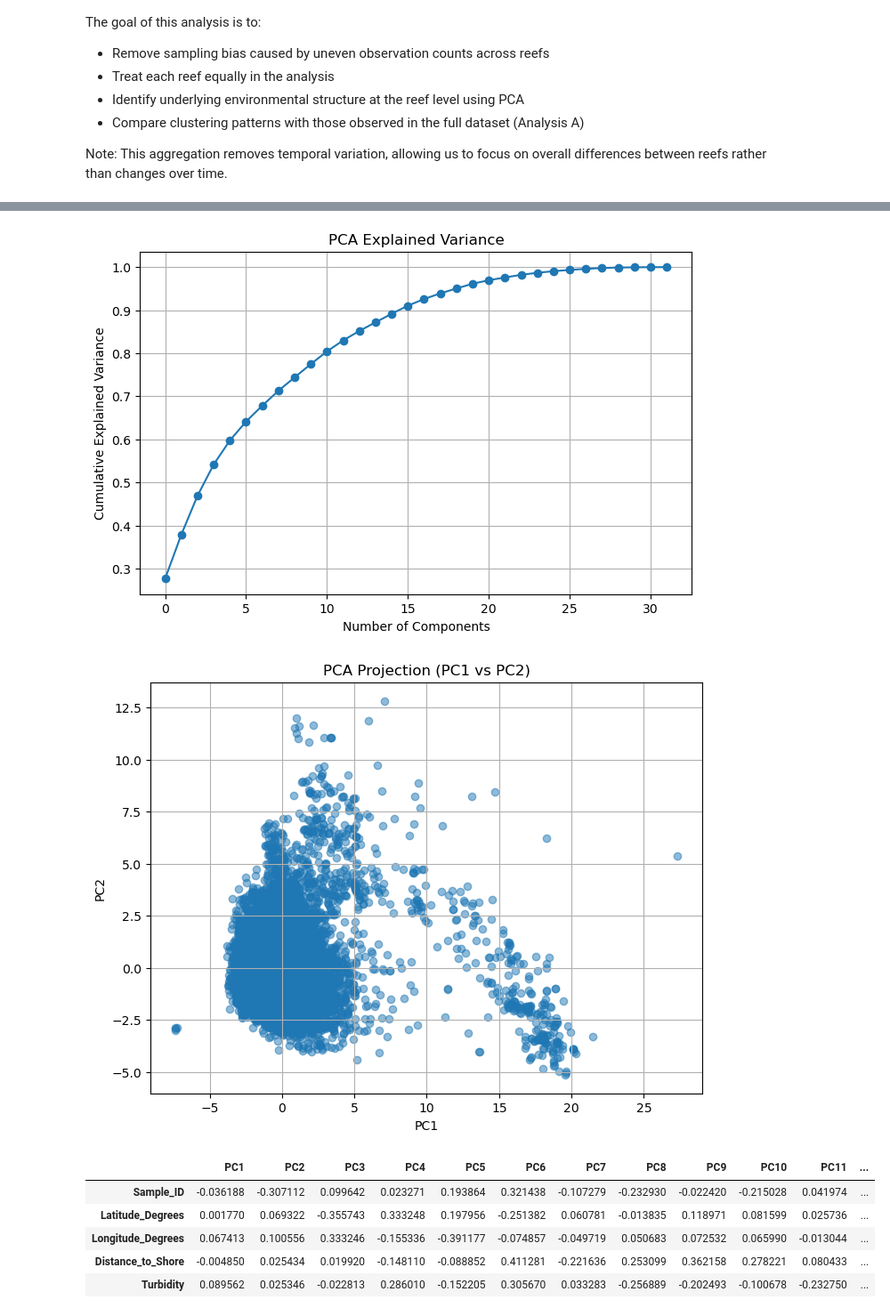
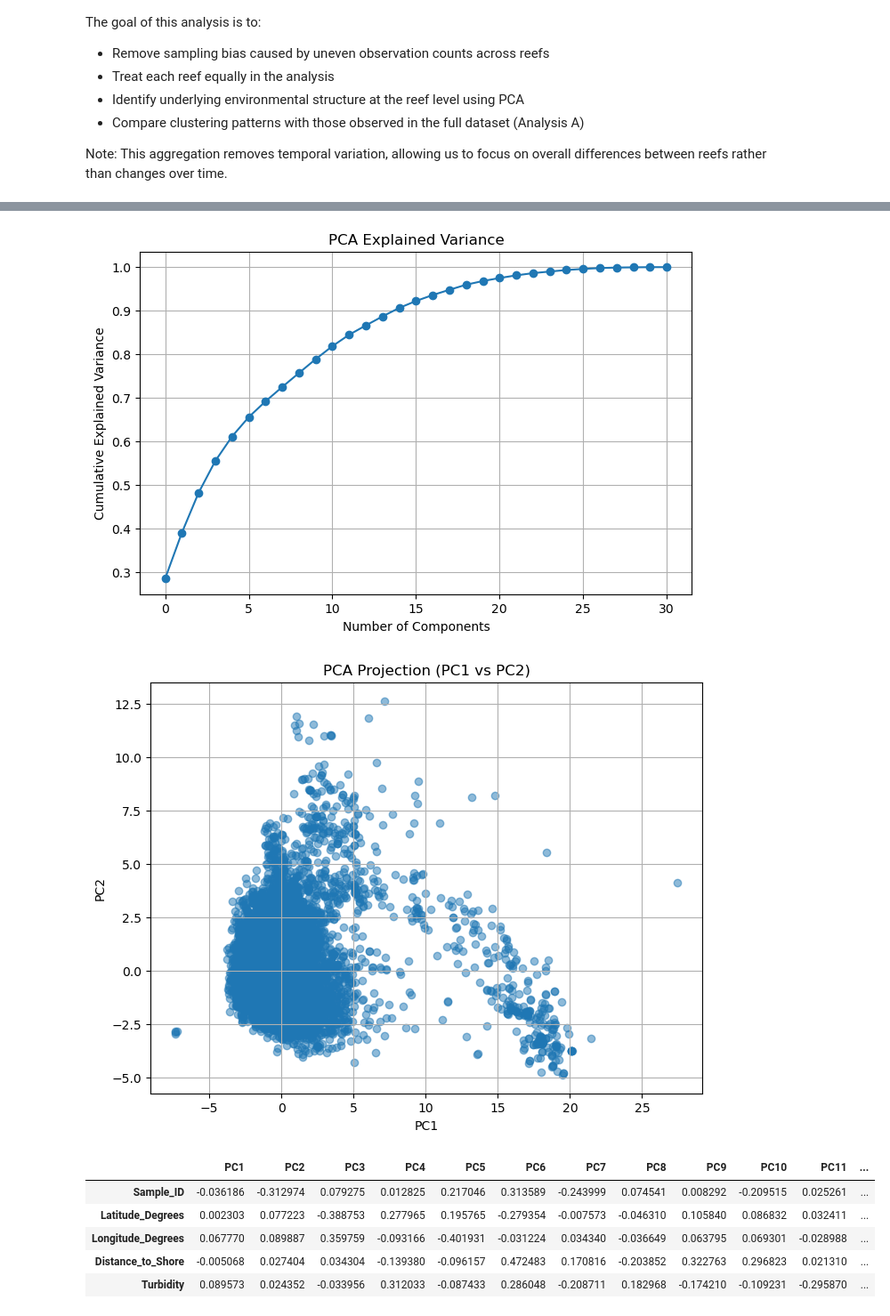
Before and after one commit to gebert98/CSCI4022Project, a Jupyter notebook: AnalysisB.ipynb, the cells around one changed output, grey strips where cells are left out. Shown at 89% size. Cells and saved outputs as stored; diff of their text form; code cells hidden in the pictures.

```diff
--- a/AnalysisB.ipynb
+++ b/AnalysisB.ipynb
@@ -28,10 +28,12 @@ pd.set_option("display.max_rows", 100)
 df = pd.read_csv("cleaned_data/dataset_B.csv")
 
 # Recompute feature cols:
-numeric_cols_B = df.select_dtypes(include=[np.number]).columns.tolist()
+numeric_cols = df.select_dtypes(include=[np.number]).columns.tolist()
+exclude_cols = ["Site_ID", "Percent_Bleaching"]
 
-id_cols_B = ["Site_ID"]
-feature_cols_B = [c for c in numeric_cols_B if c not in id_cols_B]
+feature_cols = [c for c in numeric_cols if c not in exclude_cols]
 
-df.head()
+X = df[feature_cols].copy()
+
+X.head()
 # %% [output]
@@ -74,7 +74,7 @@ plt.title("PCA Explained Variance")
 plt.grid(True)
 plt.show()
 # %% [output]
-[figure, old version]
+[figure, new version]
 # %%
 plt.figure(figsize=(8,6))
 
@@ -86,22 +86,22 @@ plt.title("PCA Projection (PC1 vs PC2)")
 plt.grid(True)
 plt.show()
 # %% [output]
-[figure, old version]
+[figure, new version]
 # %%
 loadings = pd.DataFrame(
     pca.components_.T,
-    columns=[f"PC{i+1}" for i in range(len(feature_cols_B))],
-    index=feature_cols_B
+    columns=[f"PC{i+1}" for i in range(len(feature_cols))],
+    index=feature_cols
 )
 
 loadings.head()
 # %% [output]
 |  | PC1 | PC2 | PC3 | PC4 | PC5 | PC6 | PC7 | PC8 | PC9 | PC10 | PC11 | ... |
-| Sample_ID | -0.036188 | -0.307112 | 0.099642 | 0.023271 | 0.193864 | 0.321438 | -0.107279 | -0.232930 | -0.022420 | -0.215028 | 0.041974 | ... |
-| Latitude_Degrees | 0.001770 | 0.069322 | -0.355743 | 0.333248 | 0.197956 | -0.251382 | 0.060781 | -0.013835 | 0.118971 | 0.081599 | 0.025736 | ... |
-| Longitude_Degrees | 0.067413 | 0.100556 | 0.333246 | -0.155336 | -0.391177 | -0.074857 | -0.049719 | 0.050683 | 0.072532 | 0.065990 | -0.013044 | ... |
-| Distance_to_Shore | -0.004850 | 0.025434 | 0.019920 | -0.148110 | -0.088852 | 0.411281 | -0.221636 | 0.253099 | 0.362158 | 0.278221 | 0.080433 | ... |
-| Turbidity | 0.089562 | 0.025346 | -0.022813 | 0.286010 | -0.152205 | 0.305670 | 0.033283 | -0.256889 | -0.202493 | -0.100678 | -0.232750 | ... |
+| Sample_ID | -0.036186 | -0.312974 | 0.079275 | 0.012825 | 0.217046 | 0.313589 | -0.243999 | 0.074541 | 0.008292 | -0.209515 | 0.025261 | ... |
+| Latitude_Degrees | 0.002303 | 0.077223 | -0.388753 | 0.277965 | 0.195765 | -0.279354 | -0.007573 | -0.046310 | 0.105840 | 0.086832 | 0.032411 | ... |
+| Longitude_Degrees | 0.067770 | 0.089887 | 0.359759 | -0.093166 | -0.401931 | -0.031224 | 0.034340 | -0.036649 | 0.063795 | 0.069301 | -0.028988 | ... |
+| Distance_to_Shore | -0.005068 | 0.027404 | 0.034304 | -0.139380 | -0.096157 | 0.472483 | 0.170816 | -0.203852 | 0.322763 | 0.296823 | 0.021310 | ... |
+| Turbidity | 0.089573 | 0.024352 | -0.033956 | 0.312033 | -0.087433 | 0.286048 | -0.208711 | 0.182968 | -0.174210 | -0.109231 | -0.295870 | ... |
 # %%
 loadings["PC1"].sort_values(key=abs, ascending=False).head(10)
 # %% [output]
```
Also changed, not shown: parts of 8 cells of this notebook, 2 other files.
